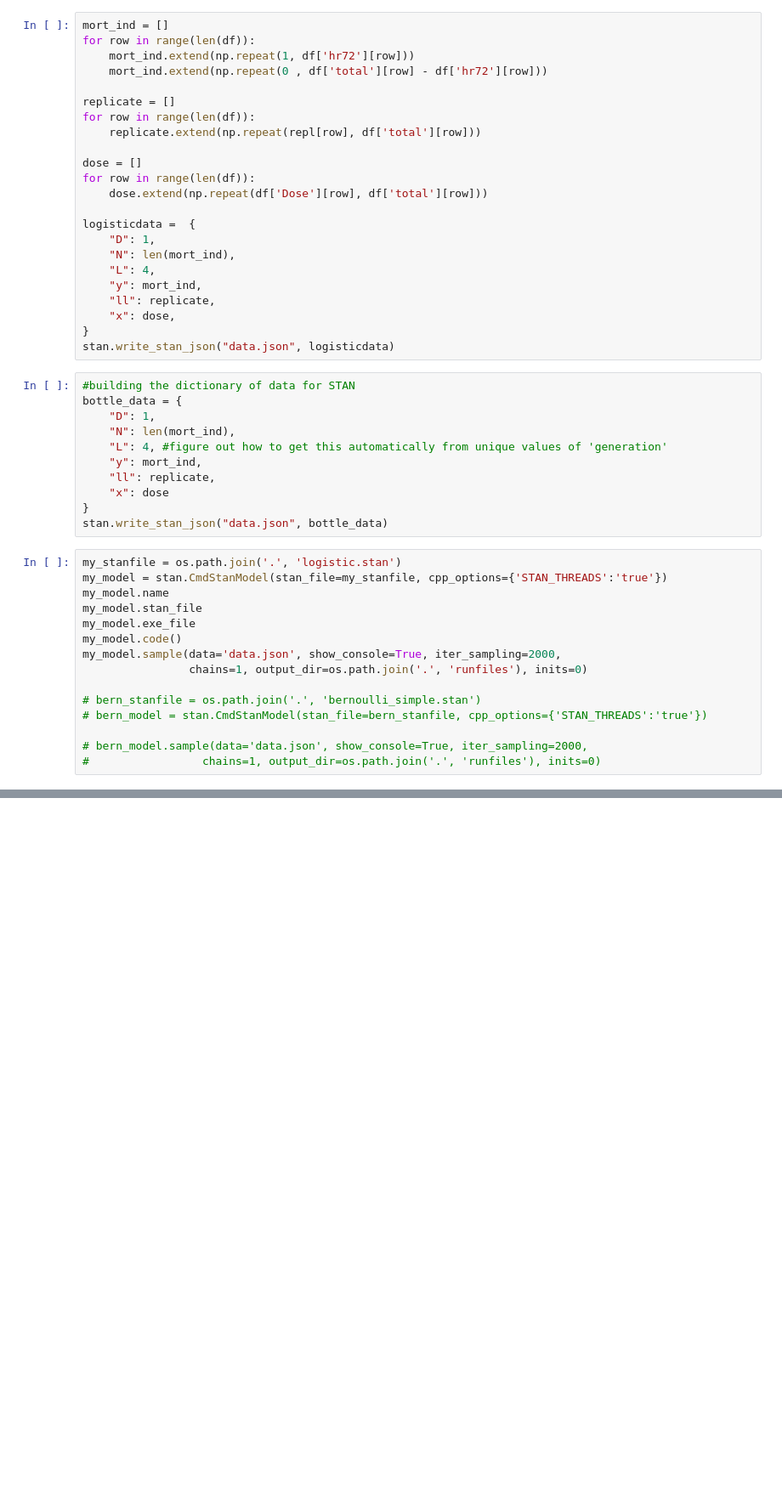
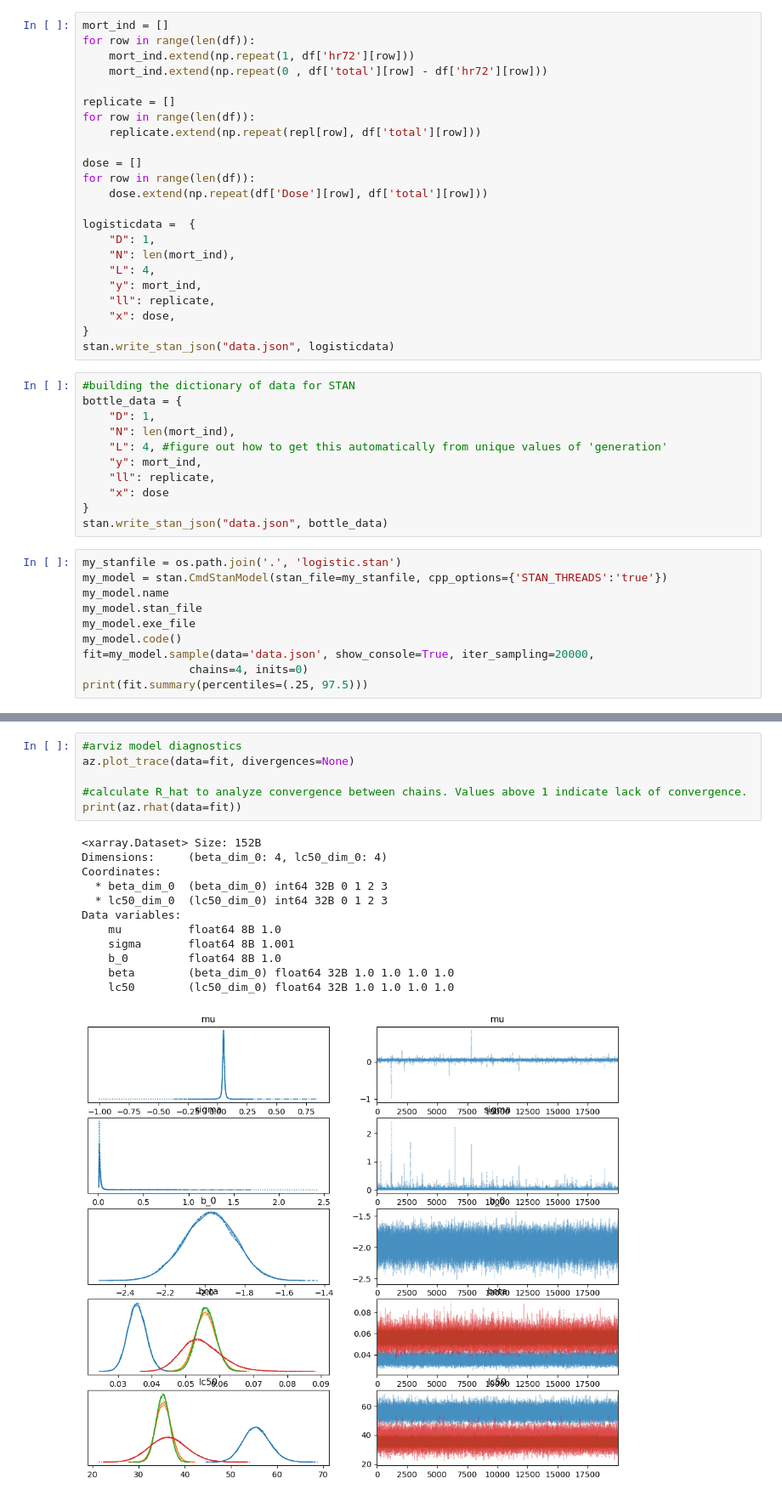
Before and after one commit to daniel-hartman/Bayes_LC50, a Jupyter notebook: lc50-stan.ipynb, the cells around one changed output, grey strips where cells are left out. Shown at 85% size. Drawn from its saved outputs; the diff is of its cells as text; blank space fills up the shorter version.

```diff
--- a/lc50-stan.ipynb
+++ b/lc50-stan.ipynb
@@ -56,12 +57,7 @@ my_model.name
 my_model.stan_file
 my_model.exe_file
 my_model.code()
-my_model.sample(data='data.json', show_console=True, iter_sampling=2000,
-                chains=1, output_dir=os.path.join('.', 'runfiles'), inits=0)
-
-# bern_stanfile = os.path.join('.', 'bernoulli_simple.stan')
-# bern_model = stan.CmdStanModel(stan_file=bern_stanfile, cpp_options={'STAN_THREADS':'true'})
-
-# bern_model.sample(data='data.json', show_console=True, iter_sampling=2000,
-#                 chains=1, output_dir=os.path.join('.', 'runfiles'), inits=0)
+fit=my_model.sample(data='data.json', show_console=True, iter_sampling=20000,
+                chains=4, inits=0)
+print(fit.summary(percentiles=(.25, 97.5)))
 # %% [output]
@@ -105,0 +102,19 @@ CmdStanMCMC: model=logistic chains=1['method=sample', 'num_samples=2000', 'algor
+# %%
+#arviz model diagnostics
+az.plot_trace(data=fit, divergences=None)
+
+#calculate R_hat to analyze convergence between chains. Values above 1 indicate lack of convergence.
+print(az.rhat(data=fit))
+# %% [output]
+<xarray.Dataset> Size: 152B
+Dimensions:     (beta_dim_0: 4, lc50_dim_0: 4)
+Coordinates:
+  * beta_dim_0  (beta_dim_0) int64 32B 0 1 2 3
+  * lc50_dim_0  (lc50_dim_0) int64 32B 0 1 2 3
+Data variables:
+    mu          float64 8B 1.0
+    sigma       float64 8B 1.001
+    b_0         float64 8B 1.0
+    beta        (beta_dim_0) float64 32B 1.0 1.0 1.0 1.0
+    lc50        (lc50_dim_0) float64 32B 1.0 1.0 1.0 1.0
+[figure, added]
```
Also changed, not shown: parts of 3 cells of this notebook.
